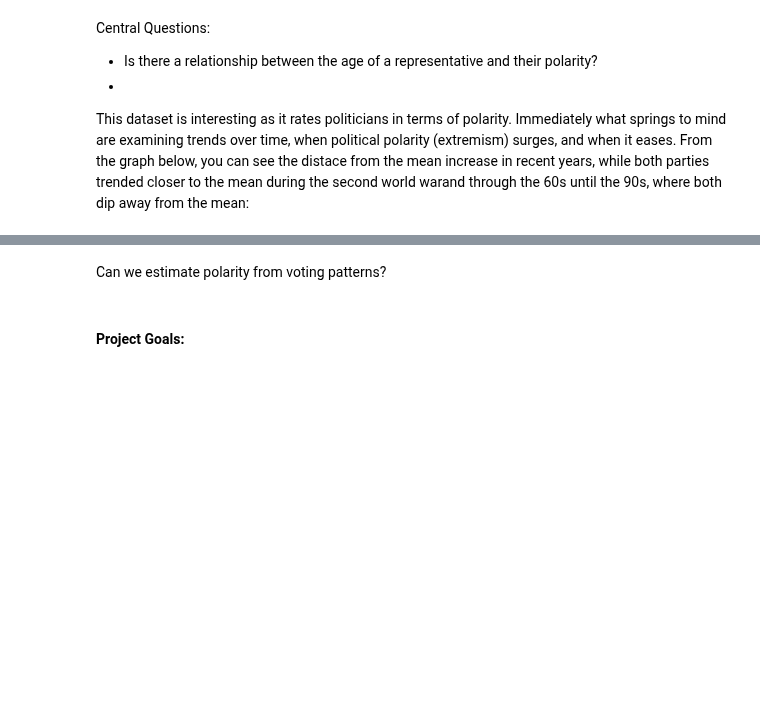
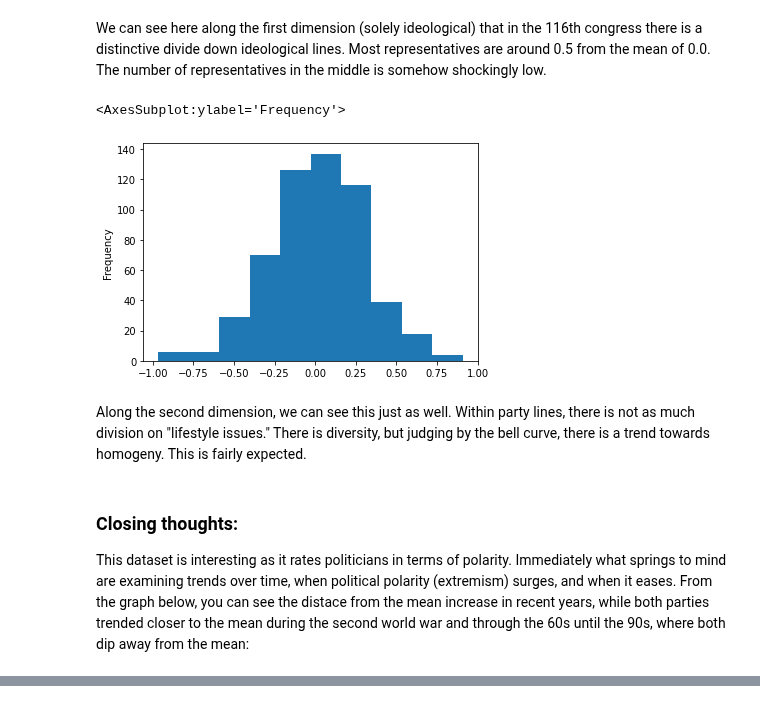
Before and after one commit to V993/Representative-Polarity-US-House, a Jupyter notebook: Milestone1.ipynb, the cells around one changed output, grey strips where cells are left out. Drawn from its saved outputs; the diff is of its cells as text; code cells hidden in the pictures; blank space fills up the shorter version.

```diff
--- a/Milestone1.ipynb
+++ b/Milestone1.ipynb
@@ -56,12 +127,15 @@ political_polarization_df
+# %% [markdown]
+We can see here along the first dimension (solely ideological) that in the 116th congress there is a distinctive divide down ideological lines. Most representatives are around 0.5 from the mean of 0.0. The number of representatives in the middle is somehow shockingly low.
+# %%
+single_congress_df["nominate_dim2"].plot.hist()
+# %% [output]
+<AxesSubplot:ylabel='Frequency'>
+[figure, added]
+# %% [markdown]
+Along the second dimension, we can see this just as well. Within party lines, there is not as much division on "lifestyle issues." There is diversity, but judging by the bell curve, there is a trend towards homogeny. This is fairly expected.
 # %% [markdown]
-Central Questions:
-- Is there a relationship between the age of a representative and their polarity?
--
+### Closing thoughts:
 
-This dataset is interesting as it rates politicians in terms of polarity. Immediately what springs to mind are examining trends over time, when political polarity (extremism) surges, and when it eases. From the graph below, you can see the distace from the mean increase in recent years, while both parties trended closer to the mean during the second world warand through the 60s until the 90s, where both dip away from the mean:
+This dataset is interesting as it rates politicians in terms of polarity. Immediately what springs to mind are examining trends over time, when political polarity (extremism) surges, and when it eases. From the graph below, you can see the distace from the mean increase in recent years, while both parties trended closer to the mean during the second world war and through the 60s until the 90s, where both dip away from the mean:
 # %% [markdown]
 ![Alt text](image.png)
-# %% [markdown]
-Can we estimate polarity from voting patterns?
-# %% [markdown]
-#### Project Goals:
```
Also changed, not shown: parts of 25 cells of this notebook, 1 other file.
